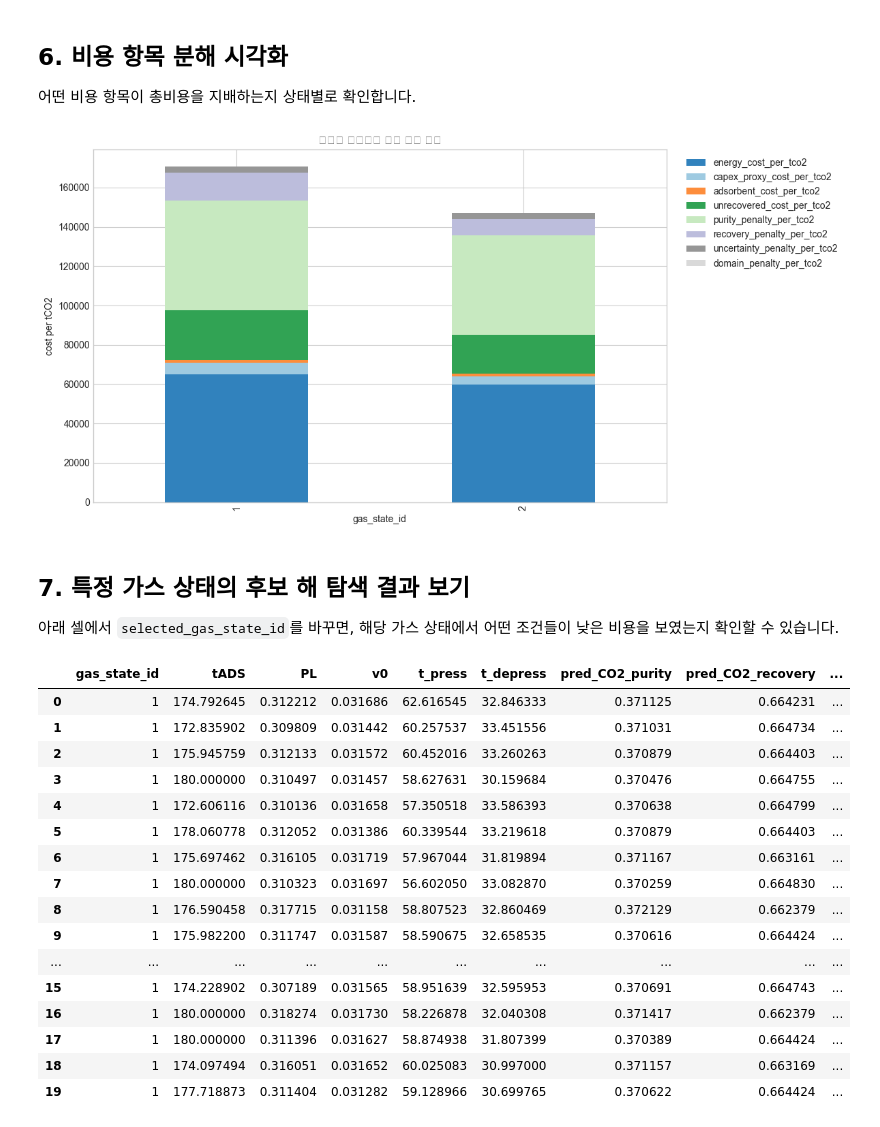
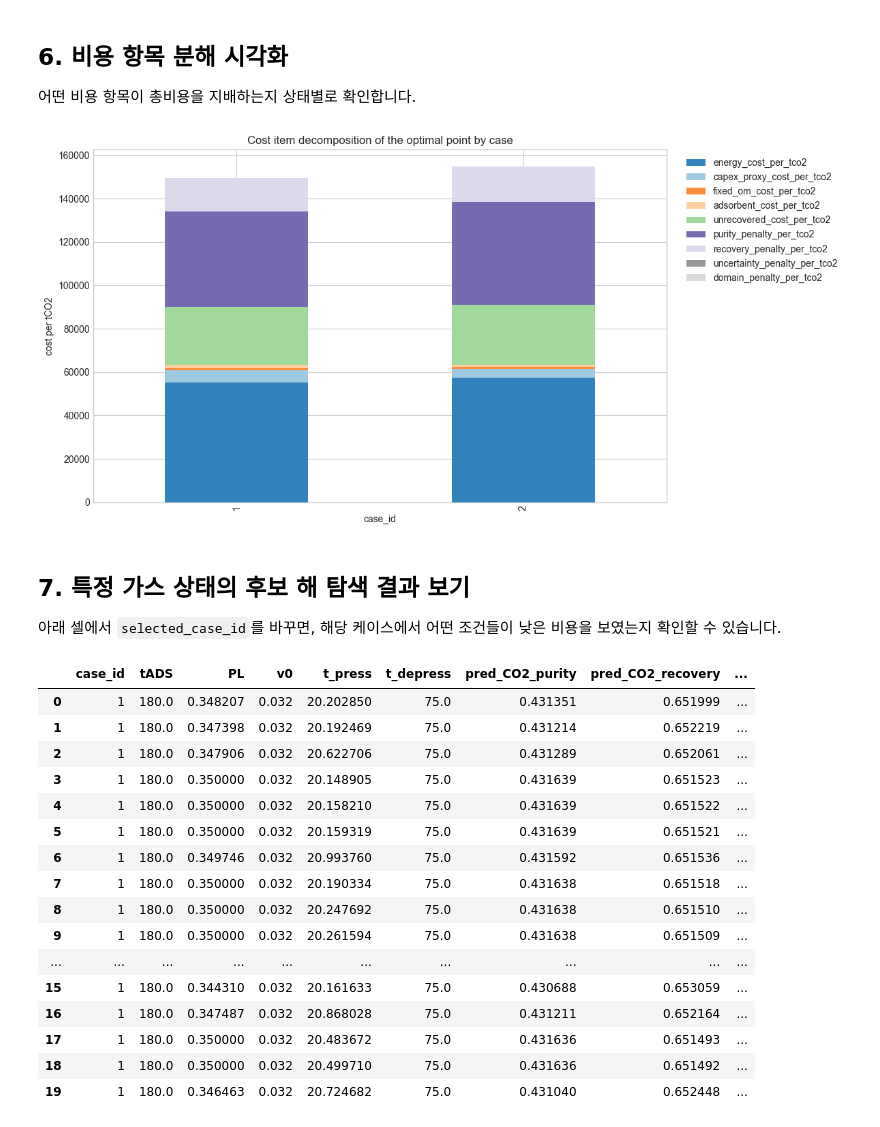
Before and after one commit to junhyun111/psa, a Jupyter notebook: mof/optimization/optimization.ipynb, the cells around one changed output. Saved outputs shown, nothing was run; the diff lists cells and outputs as text; code cells hidden in the pictures.

```diff
--- a/mof/optimization/optimization.ipynb
+++ b/mof/optimization/optimization.ipynb
@@ -49,9 +58,23 @@ pd.set_option('display.width', 200)
 # 현재 작업 경로에 따라 데이터 경로를 자동으로 맞춘다.
 
 base_dir = module_dir
-train_csv = r'C:\Users\junhyun111\Desktop\psa\mof\output.csv'
+default_train_candidates = [
+    model_dir / 'output.csv',
+    dataset_dir / 'data.csv',
+    dataset_dir / 'test.csv',
+]
+train_csv = next((path for path in default_train_candidates if path.exists()), None)
+if train_csv is None:
+    raise FileNotFoundError('학습용 CSV를 찾지 못했습니다. train_csv 경로를 직접 지정하세요.')
+
+purity_model_path = model_dir / 'CO2_purity_dnn.keras'
+recovery_model_path = model_dir / 'CO2_recovery_dnn.keras'
+for model_path in [purity_model_path, recovery_model_path]:
+    if not model_path.exists():
+        raise FileNotFoundError(f'모델 파일이 없습니다: {model_path}')
 
 train_df = load_training_data(train_csv)
+print(f'학습 데이터 경로: {train_csv}')
 print(f'원본 학습 데이터 shape: {train_df.shape}')
 
 # 공정 상수와 비용 가정은 dataclass로 분리되어 있다.
@@ -83,6 +106,8 @@ cost_config = CostConfig(
 
 optimizer = PSAEconomicsOptimizer(
     train_df=train_df,
+    purity_model_path=purity_model_path,
+    recovery_model_path=recovery_model_path,
     constants=process_constants,
     cost=cost_config,
 )
@@ -254,45 +274,51 @@ summary_df[display_cols].sort_values('total_cost_per_tco2')
 # %%
 # 주요 비용 항목만 골라서 stacked bar chart를 그린다.
 
 cost_cols = [
     'energy_cost_per_tco2',
     'capex_proxy_cost_per_tco2',
+    'fixed_om_cost_per_tco2',
     'adsorbent_cost_per_tco2',
     'unrecovered_cost_per_tco2',
     'purity_penalty_per_tco2',
     'recovery_penalty_per_tco2',
     'uncertainty_penalty_per_tco2',
     'domain_penalty_per_tco2',
 ]
 
-plot_df = summary_df[['gas_state_id'] + cost_cols].copy()
-plot_df = plot_df.set_index('gas_state_id')
+available_cost_cols = [col for col in cost_cols if col in summary_df.columns]
+missing_cost_cols = [col for col in cost_cols if col not in summary_df.columns]
+if missing_cost_cols:
+    print(f'요약 테이블에 없는 비용 컬럼은 제외합니다: {missing_cost_cols}')
+
+plot_df = summary_df[['case_id'] + available_cost_cols].copy()
+plot_df = plot_df.set_index('case_id')
 
 ax = plot_df.plot(
     kind='bar',
     stacked=True,
     figsize=(12, 6),
     colormap='tab20c',
 )
-ax.set_title('Cost item decomposition of the optimal point by state')
-ax.set_xlabel('gas_state_id')
+ax.set_title('Cost item decomposition of the optimal point by case')
+ax.set_xlabel('case_id')
 ax.set_ylabel('cost per tCO2')
 plt.legend(loc='upper left', bbox_to_anchor=(1.02, 1.0))
 plt.tight_layout()
 plt.show()
 # %% [output]
-[figure, old version]
+[figure, new version]
 # %% [markdown]
 ## 7. 특정 가스 상태의 후보 해 탐색 결과 보기
 
-아래 셀에서 `selected_gas_state_id`를 바꾸면, 해당 가스 상태에서 어떤 조건들이 낮은 비용을 보였는지 확인할 수 있습니다.
+아래 셀에서 `selected_case_id`를 바꾸면, 해당 케이스에서 어떤 조건들이 낮은 비용을 보였는지 확인할 수 있습니다.
 # %%
 # 특정 가스 상태에 대해 상위 후보들을 정렬해서 본다.
 
-selected_gas_state_id = 1
+selected_case_id = 1
 
 candidate_view_cols = [
-    'gas_state_id',
+    'case_id',
     'tADS', 'PL', 'v0', 't_press', 't_depress',
     'pred_CO2_purity', 'pred_CO2_recovery',
     'specific_energy_kwh_per_tco2',
@@ -304,24 +330,24 @@ candidate_view_cols = [
 ]
 
 all_candidates_df.loc[
-    all_candidates_df['gas_state_id'].eq(selected_gas_state_id),
+    all_candidates_df['case_id'].eq(selected_case_id),
     candidate_view_cols,
 ].sort_values('total_cost_per_tco2').head(20)
 # %% [output]
-|  | gas_state_id | tADS | PL | v0 | t_press | t_depress | pred_CO2_purity | pred_CO2_recovery | ... |
-| 0 | 1 | 174.792645 | 0.312212 | 0.031686 | 62.616545 | 32.846333 | 0.371125 | 0.664231 | ... |
-| 1 | 1 | 172.835902 | 0.309809 | 0.031442 | 60.257537 | 33.451556 | 0.371031 | 0.664734 | ... |
-| 2 | 1 | 175.945759 | 0.312133 | 0.031572 | 60.452016 | 33.260263 | 0.370879 | 0.664403 | ... |
-| 3 | 1 | 180.000000 | 0.310497 | 0.031457 | 58.627631 | 30.159684 | 0.370476 | 0.664755 | ... |
-| 4 | 1 | 172.606116 | 0.310136 | 0.031658 | 57.350518 | 33.586393 | 0.370638 | 0.664799 | ... |
-| 5 | 1 | 178.060778 | 0.312052 | 0.031386 | 60.339544 | 33.219618 | 0.370879 | 0.664403 | ... |
-| 6 | 1 | 175.697462 | 0.316105 | 0.031719 | 57.967044 | 31.819894 | 0.371167 | 0.663161 | ... |
-| 7 | 1 | 180.000000 | 0.310323 | 0.031697 | 56.602050 | 33.082870 | 0.370259 | 0.664830 | ... |
-| 8 | 1 | 176.590458 | 0.317715 | 0.031158 | 58.807523 | 32.860469 | 0.372129 | 0.662379 | ... |
-| 9 | 1 | 175.982200 | 0.311747 | 0.031587 | 58.590675 | 32.658535 | 0.370616 | 0.664424 | ... |
+|  | case_id | tADS | PL | v0 | t_press | t_depress | pred_CO2_purity | pred_CO2_recovery | ... |
+| 0 | 1 | 180.0 | 0.348207 | 0.032 | 20.202850 | 75.0 | 0.431351 | 0.651999 | ... |
+| 1 | 1 | 180.0 | 0.347398 | 0.032 | 20.192469 | 75.0 | 0.431214 | 0.652219 | ... |
+| 2 | 1 | 180.0 | 0.347906 | 0.032 | 20.622706 | 75.0 | 0.431289 | 0.652061 | ... |
+| 3 | 1 | 180.0 | 0.350000 | 0.032 | 20.148905 | 75.0 | 0.431639 | 0.651523 | ... |
+| 4 | 1 | 180.0 | 0.350000 | 0.032 | 20.158210 | 75.0 | 0.431639 | 0.651522 | ... |
+| 5 | 1 | 180.0 | 0.350000 | 0.032 | 20.159319 | 75.0 | 0.431639 | 0.651521 | ... |
+| 6 | 1 | 180.0 | 0.349746 | 0.032 | 20.993760 | 75.0 | 0.431592 | 0.651536 | ... |
+| 7 | 1 | 180.0 | 0.350000 | 0.032 | 20.190334 | 75.0 | 0.431638 | 0.651518 | ... |
+| 8 | 1 | 180.0 | 0.350000 | 0.032 | 20.247692 | 75.0 | 0.431638 | 0.651510 | ... |
+| 9 | 1 | 180.0 | 0.350000 | 0.032 | 20.261594 | 75.0 | 0.431638 | 0.651509 | ... |
 | ... | ... | ... | ... | ... | ... | ... | ... | ... | ... |
-| 15 | 1 | 174.228902 | 0.307189 | 0.031565 | 58.951639 | 32.595953 | 0.370691 | 0.664743 | ... |
-| 16 | 1 | 180.000000 | 0.318274 | 0.031730 | 58.226878 | 32.040308 | 0.371417 | 0.662379 | ... |
-| 17 | 1 | 180.000000 | 0.311396 | 0.031627 | 58.874938 | 31.807399 | 0.370389 | 0.664424 | ... |
-| 18 | 1 | 174.097494 | 0.316051 | 0.031652 | 60.025083 | 30.997000 | 0.371157 | 0.663169 | ... |
-| 19 | 1 | 177.718873 | 0.311404 | 0.031282 | 59.128966 | 30.699765 | 0.370622 | 0.664424 | ... |
+| 15 | 1 | 180.0 | 0.344310 | 0.032 | 20.161633 | 75.0 | 0.430688 | 0.653059 | ... |
+| 16 | 1 | 180.0 | 0.347487 | 0.032 | 20.868028 | 75.0 | 0.431211 | 0.652164 | ... |
+| 17 | 1 | 180.0 | 0.350000 | 0.032 | 20.483672 | 75.0 | 0.431636 | 0.651493 | ... |
+| 18 | 1 | 180.0 | 0.350000 | 0.032 | 20.499710 | 75.0 | 0.431636 | 0.651492 | ... |
+| 19 | 1 | 180.0 | 0.346463 | 0.032 | 20.724682 | 75.0 | 0.431040 | 0.652448 | ... |
```
Also changed, not shown: parts of 7 cells of this notebook, 3 other files.
